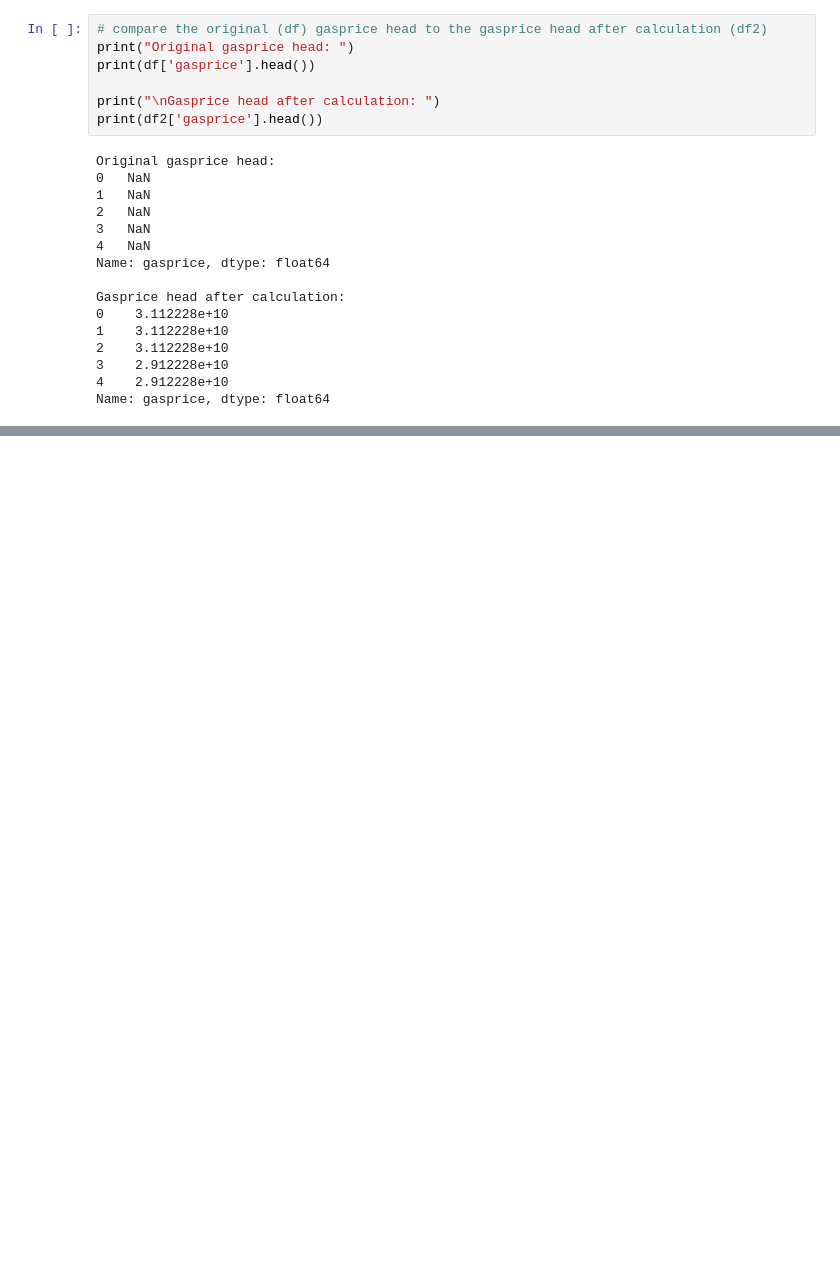
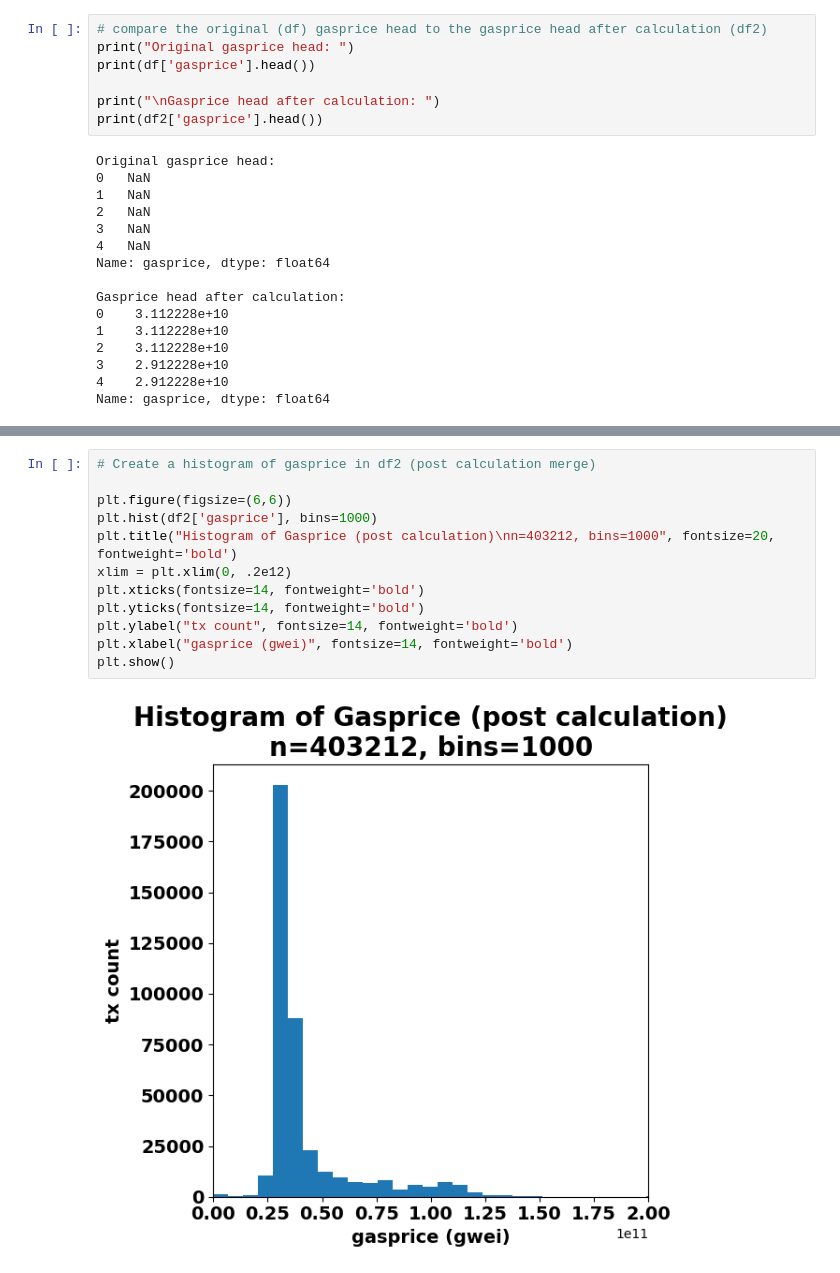
Before and after one commit to krzhang/camcos, a Jupyter notebook: CAMCOS_2023F/Data_Exploration/calculating_type2_gasprice.ipynb, the cells around one changed output, grey strips where cells are left out. Drawn from its saved outputs; the diff is of its cells as text; blank space fills up the shorter version.

```diff
--- a/CAMCOS_2023F/Data_Exploration/calculating_type2_gasprice.ipynb
+++ b/CAMCOS_2023F/Data_Exploration/calculating_type2_gasprice.ipynb
@@ -110,0 +162,14 @@ Name: gasprice, dtype: float64
+# %%
+# Create a histogram of gasprice in df2 (post calculation merge)
+
+plt.figure(figsize=(6,6))
+plt.hist(df2['gasprice'], bins=1000)
+plt.title("Histogram of Gasprice (post calculation)\nn=403212, bins=1000", fontsize=20, fontweight='bold')
+xlim = plt.xlim(0, .2e12)
+plt.xticks(fontsize=14, fontweight='bold')
+plt.yticks(fontsize=14, fontweight='bold')
+plt.ylabel("tx count", fontsize=14, fontweight='bold')
+plt.xlabel("gasprice (gwei)", fontsize=14, fontweight='bold')
+plt.show()
+# %% [output]
+[figure, added]
```
Also changed, not shown: parts of 11 cells of this notebook.
